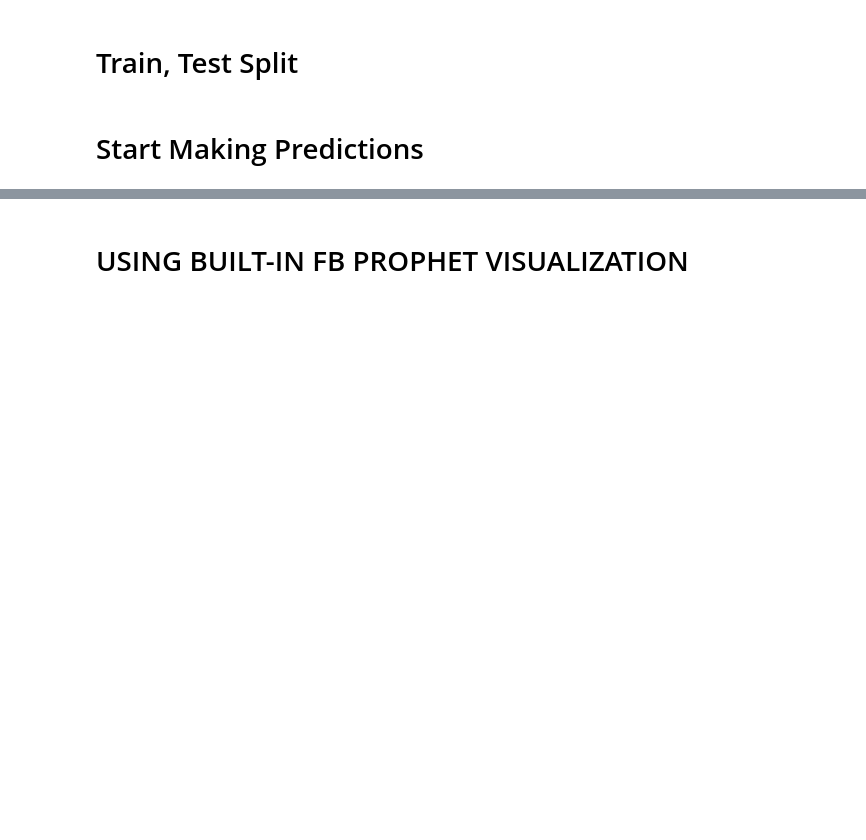
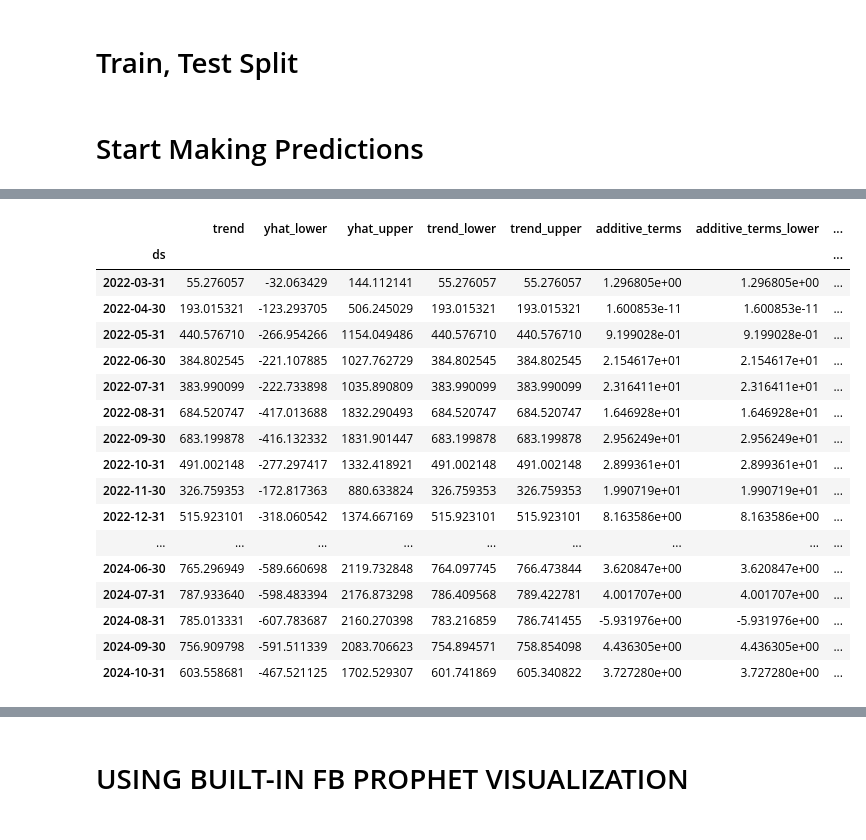
Before and after one commit to fazalpge/product_forecasting, a Jupyter notebook: Prophet_Time_series.ipynb, the cells around one changed output, grey strips where cells are left out. Saved outputs shown, nothing was run; the diff lists cells and outputs as text; code cells hidden in the pictures; blank space fills up the shorter version.

```diff
--- a/Prophet_Time_series.ipynb
+++ b/Prophet_Time_series.ipynb
@@ -141,0 +166,23 @@ forecast[['ds', 'yhat', 'yhat_lower', 'yhat_upper']].tail()
+# %%
+# Aggregate predictions on a monthly basis
+monthly_predictions = forecast.resample('M', on='ds').sum()
+monthly_predictions
+# %% [output]
+|  | trend | yhat_lower | yhat_upper | trend_lower | trend_upper | additive_terms | additive_terms_lower | ... |
+| ds |  |  |  |  |  |  |  | ... |
+| 2022-03-31 | 55.276057 | -32.063429 | 144.112141 | 55.276057 | 55.276057 | 1.296805e+00 | 1.296805e+00 | ... |
+| 2022-04-30 | 193.015321 | -123.293705 | 506.245029 | 193.015321 | 193.015321 | 1.600853e-11 | 1.600853e-11 | ... |
+| 2022-05-31 | 440.576710 | -266.954266 | 1154.049486 | 440.576710 | 440.576710 | 9.199028e-01 | 9.199028e-01 | ... |
+| 2022-06-30 | 384.802545 | -221.107885 | 1027.762729 | 384.802545 | 384.802545 | 2.154617e+01 | 2.154617e+01 | ... |
+| 2022-07-31 | 383.990099 | -222.733898 | 1035.890809 | 383.990099 | 383.990099 | 2.316411e+01 | 2.316411e+01 | ... |
+| 2022-08-31 | 684.520747 | -417.013688 | 1832.290493 | 684.520747 | 684.520747 | 1.646928e+01 | 1.646928e+01 | ... |
+| 2022-09-30 | 683.199878 | -416.132332 | 1831.901447 | 683.199878 | 683.199878 | 2.956249e+01 | 2.956249e+01 | ... |
+| 2022-10-31 | 491.002148 | -277.297417 | 1332.418921 | 491.002148 | 491.002148 | 2.899361e+01 | 2.899361e+01 | ... |
+| 2022-11-30 | 326.759353 | -172.817363 | 880.633824 | 326.759353 | 326.759353 | 1.990719e+01 | 1.990719e+01 | ... |
+| 2022-12-31 | 515.923101 | -318.060542 | 1374.667169 | 515.923101 | 515.923101 | 8.163586e+00 | 8.163586e+00 | ... |
+| ... | ... | ... | ... | ... | ... | ... | ... | ... |
+| 2024-06-30 | 765.296949 | -589.660698 | 2119.732848 | 764.097745 | 766.473844 | 3.620847e+00 | 3.620847e+00 | ... |
+| 2024-07-31 | 787.933640 | -598.483394 | 2176.873298 | 786.409568 | 789.422781 | 4.001707e+00 | 4.001707e+00 | ... |
+| 2024-08-31 | 785.013331 | -607.783687 | 2160.270398 | 783.216859 | 786.741455 | -5.931976e+00 | -5.931976e+00 | ... |
+| 2024-09-30 | 756.909798 | -591.511339 | 2083.706623 | 754.894571 | 758.854098 | 4.436305e+00 | 4.436305e+00 | ... |
+| 2024-10-31 | 603.558681 | -467.521125 | 1702.529307 | 601.741869 | 605.340822 | 3.727280e+00 | 3.727280e+00 | ... |
```
Also changed, not shown: parts of 12 cells of this notebook.
